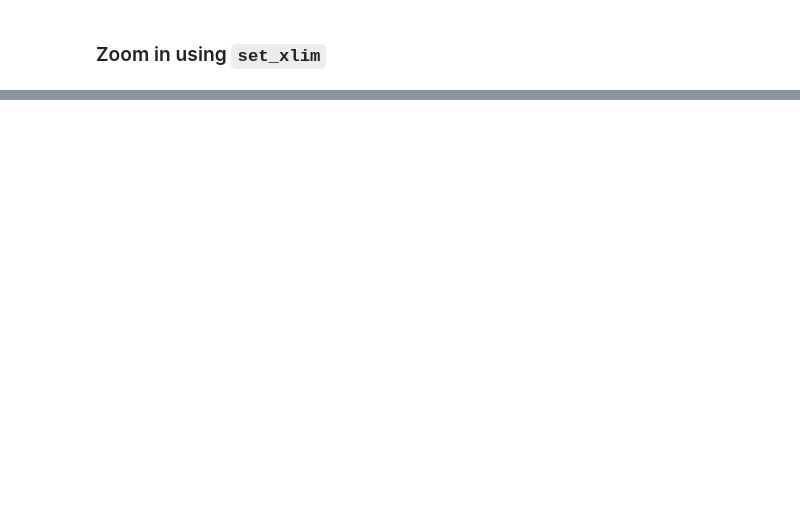
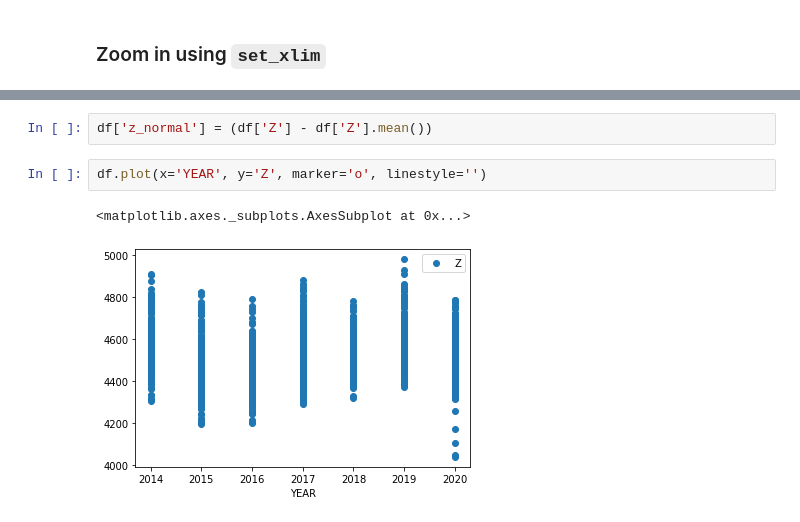
Before and after one commit to ldeo-arctictides/tidegauges-historical, a Jupyter notebook: test_read_pmsml.ipynb, the cells around one changed output, grey strips where cells are left out. Drawn from its saved outputs; the diff is of its cells as text; blank space fills up the shorter version.

```diff
--- a/test_read_pmsml.ipynb
+++ b/test_read_pmsml.ipynb
@@ -157,0 +167,7 @@ ax.set_xlim(pd.Timestamp('2015-02-15'), pd.Timestamp('2015-07-01'))
+# %%
+df['z_normal'] = (df['Z'] - df['Z'].mean())
+# %%
+df.plot(x='YEAR', y='Z', marker='o', linestyle='')
+# %% [output]
+<matplotlib.axes._subplots.AxesSubplot at 0x...>
+[figure, added]
```
Also changed, not shown: parts of 6 cells of this notebook, 4 other files.
